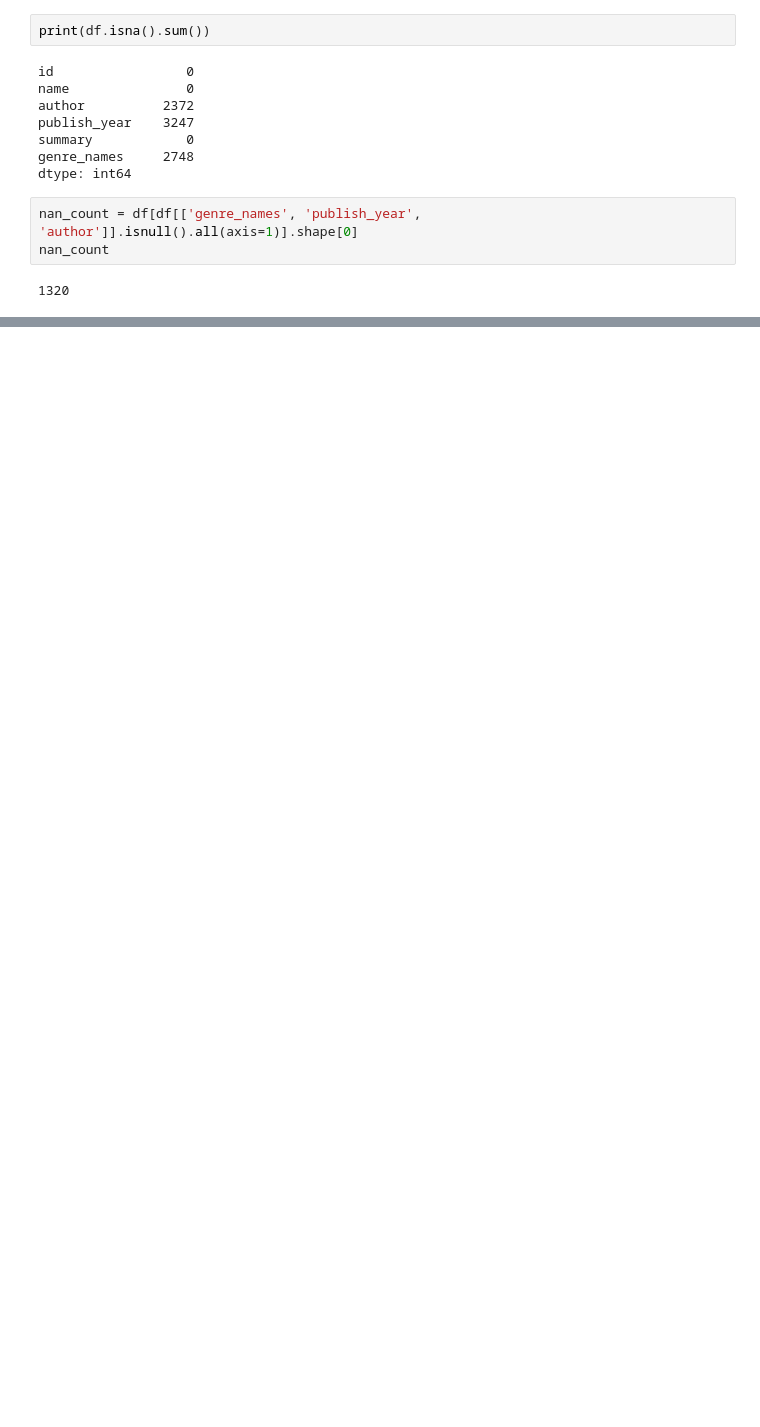
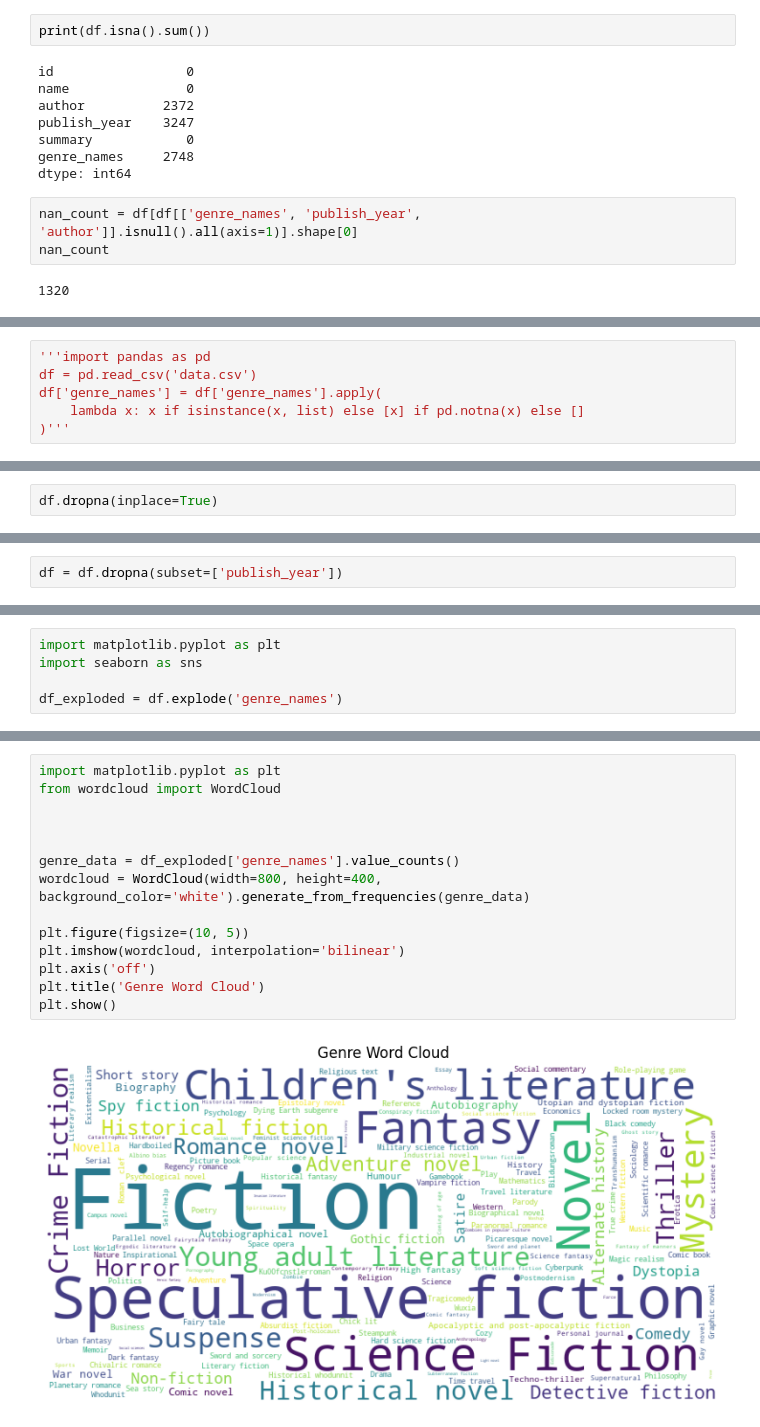
Before and after one commit to ewondare/book_summaries, a Jupyter notebook: data_analysis.ipynb, the cells around one changed output, grey strips where cells are left out. Cells and saved outputs as stored; diff of their text form; blank space fills up the shorter version.

Commit message:
implement visualizations

```diff
--- a/data_analysis.ipynb
+++ b/data_analysis.ipynb
@@ -366,0 +367,6 @@ df.to_csv('data.csv', index=False)
+# %%
+'''import pandas as pd
+df = pd.read_csv('data.csv')
+df['genre_names'] = df['genre_names'].apply(
+    lambda x: x if isinstance(x, list) else [x] if pd.notna(x) else []
+)'''
@@ -366,0 +388,2 @@ df.to_csv('data.csv', index=False)
+# %%
+df.dropna(inplace=True)
@@ -366,0 +400,2 @@ df.to_csv('data.csv', index=False)
+# %%
+df = df.dropna(subset=['publish_year'])
@@ -366,0 +427,5 @@ df.to_csv('data.csv', index=False)
+# %%
+import matplotlib.pyplot as plt
+import seaborn as sns
+
+df_exploded = df.explode('genre_names')
@@ -366,0 +463,16 @@ df.to_csv('data.csv', index=False)
+# %%
+import matplotlib.pyplot as plt
+from wordcloud import WordCloud
+
+
+
+genre_data = df_exploded['genre_names'].value_counts()
+wordcloud = WordCloud(width=800, height=400, background_color='white').generate_from_frequencies(genre_data)
+
+plt.figure(figsize=(10, 5))
+plt.imshow(wordcloud, interpolation='bilinear')
+plt.axis('off')
+plt.title('Genre Word Cloud')
+plt.show()
+# %% [output]
+[figure, added]
```
Also changed, not shown: parts of 14 cells of this notebook.
